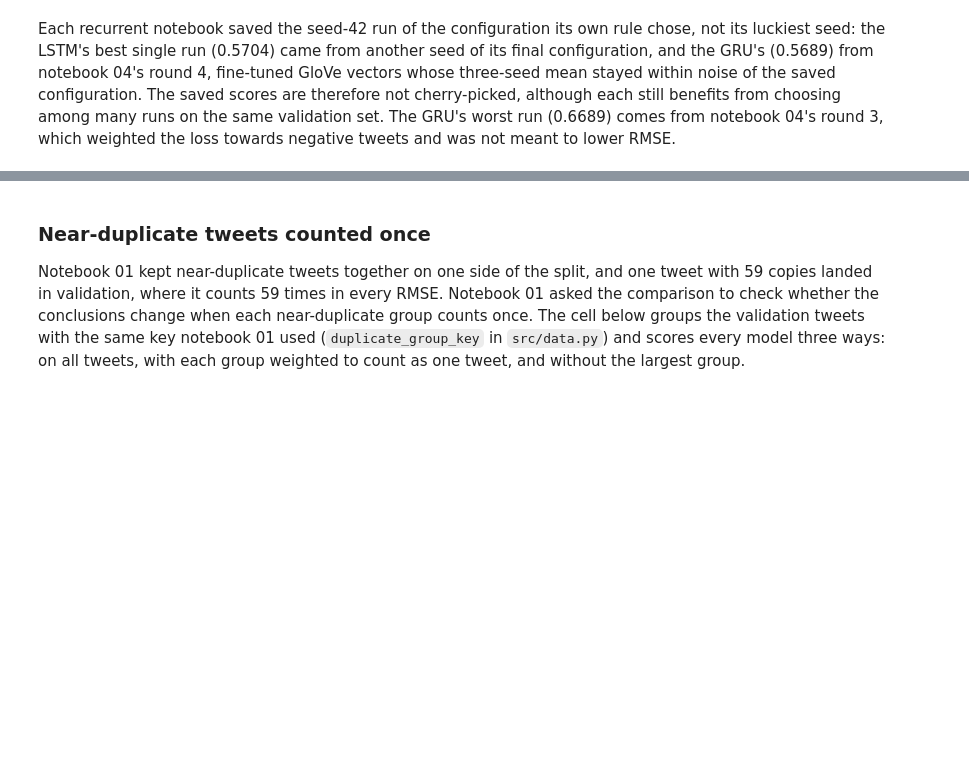
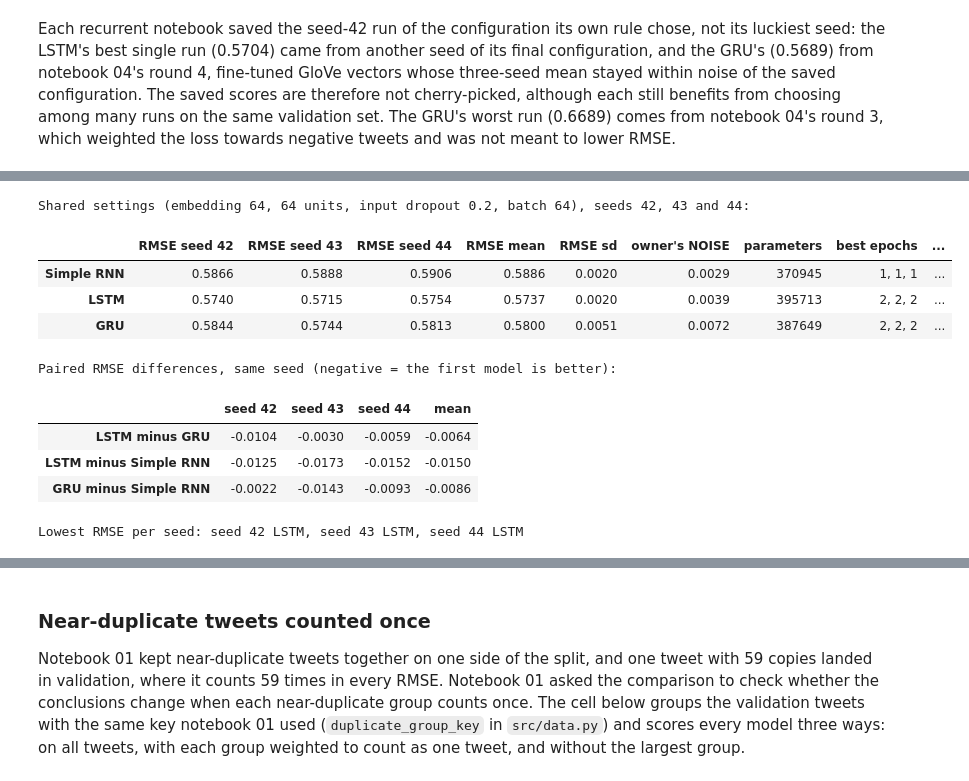
Before and after one commit to Adossi-design/vaccine-sentiment-sequential-models, a Jupyter notebook: notebooks/05_model_comparison_and_error_analysis.ipynb, the cells around one changed output, grey strips where cells are left out. Cells and saved outputs as stored; diff of their text form; code cells hidden in the pictures; blank space fills up the shorter version.

```diff
--- a/notebooks/05_model_comparison_and_error_analysis.ipynb
+++ b/notebooks/05_model_comparison_and_error_analysis.ipynb
@@ -698,0 +912,47 @@ model     run_id  epoch  val_rmse
+# %%
+NOISE = {"rnn": 0.0029, "lstm": 0.0039, "gru": 0.0072}  # each owner's seed-noise threshold (notebooks 02, 03, 04)
+
+
+def scores(pred):
+    # Section 4's measures for one run's validation predictions.
+    rounded = to_class(pred)
+    return {"RMSE": common.rmse(y, pred), "MAE": mae(y, pred),
+            "macro F1": f1_score(y, rounded, labels=LABELS, average="macro"),
+            "AUC negative vs rest": roc_auc_score(negative, -pred),
+            "negatives rounded to -1": np.mean(rounded[negative] == -1)}
+
+
+lfl_scores = {k: pd.DataFrame([scores(lfl[k, s]["pred"]) for s in SEEDS], index=SEEDS) for k in RECURRENT}
+lfl_table = pd.DataFrame({
+    MODELS[k]: {
+        **{f"RMSE seed {s}": lfl[k, s]["val_rmse"] for s in SEEDS},
+        "RMSE mean": lfl_scores[k]["RMSE"].mean(), "RMSE sd": lfl_scores[k]["RMSE"].std(), "owner's NOISE": NOISE[k],
+        "parameters": lfl[k, 42]["params"], "best epochs": ", ".join(str(lfl[k, s]["best_epoch"]) for s in SEEDS),
+        **{f"{m} (mean)": lfl_scores[k][m].mean() for m in ["MAE", "macro F1", "AUC negative vs rest", "negatives rounded to -1"]},
+    } for k in RECURRENT}).T
+for column in lfl_table.columns.drop("best epochs"):
+    lfl_table[column] = pd.to_numeric(lfl_table[column])
+print("Shared settings (embedding 64, 64 units, input dropout 0.2, batch 64), seeds 42, 43 and 44:")
+display(lfl_table.round({**{c: 4 for c in lfl_table.columns if "RMSE" in c or "NOISE" in c or "MAE" in c},
+                         "macro F1 (mean)": 3, "AUC negative vs rest (mean)": 3, "negatives rounded to -1 (mean)": 3}))
+
+PAIRS_LFL = [("lstm", "gru"), ("lstm", "rnn"), ("gru", "rnn")]
+lfl_diff = pd.DataFrame({f"seed {s}": {f"{MODELS[a]} minus {MODELS[b]}": lfl[a, s]["val_rmse"] - lfl[b, s]["val_rmse"]
+                                       for a, b in PAIRS_LFL} for s in SEEDS})
+lfl_diff["mean"] = lfl_diff.mean(axis=1)
+print("Paired RMSE differences, same seed (negative = the first model is better):")
+display(lfl_diff.round(4))
+winners = {s: MODELS[min(RECURRENT, key=lambda k: lfl[k, s]["val_rmse"])] for s in SEEDS}
+print("Lowest RMSE per seed:", ", ".join(f"seed {s} {name}" for s, name in winners.items()))
+# %% [output]
+Shared settings (embedding 64, 64 units, input dropout 0.2, batch 64), seeds 42, 43 and 44:
+|  | RMSE seed 42 | RMSE seed 43 | RMSE seed 44 | RMSE mean | RMSE sd | owner's NOISE | parameters | best epochs | ... |
+| Simple RNN | 0.5866 | 0.5888 | 0.5906 | 0.5886 | 0.0020 | 0.0029 | 370945 | 1, 1, 1 | ... |
+| LSTM | 0.5740 | 0.5715 | 0.5754 | 0.5737 | 0.0020 | 0.0039 | 395713 | 2, 2, 2 | ... |
+| GRU | 0.5844 | 0.5744 | 0.5813 | 0.5800 | 0.0051 | 0.0072 | 387649 | 2, 2, 2 | ... |
+Paired RMSE differences, same seed (negative = the first model is better):
+|  | seed 42 | seed 43 | seed 44 | mean |
+| LSTM minus GRU | -0.0104 | -0.0030 | -0.0059 | -0.0064 |
+| LSTM minus Simple RNN | -0.0125 | -0.0173 | -0.0152 | -0.0150 |
+| GRU minus Simple RNN | -0.0022 | -0.0143 | -0.0093 | -0.0086 |
+Lowest RMSE per seed: seed 42 LSTM, seed 43 LSTM, seed 44 LSTM
```
Also changed, not shown: parts of 24 cells of this notebook, 5 other files.
